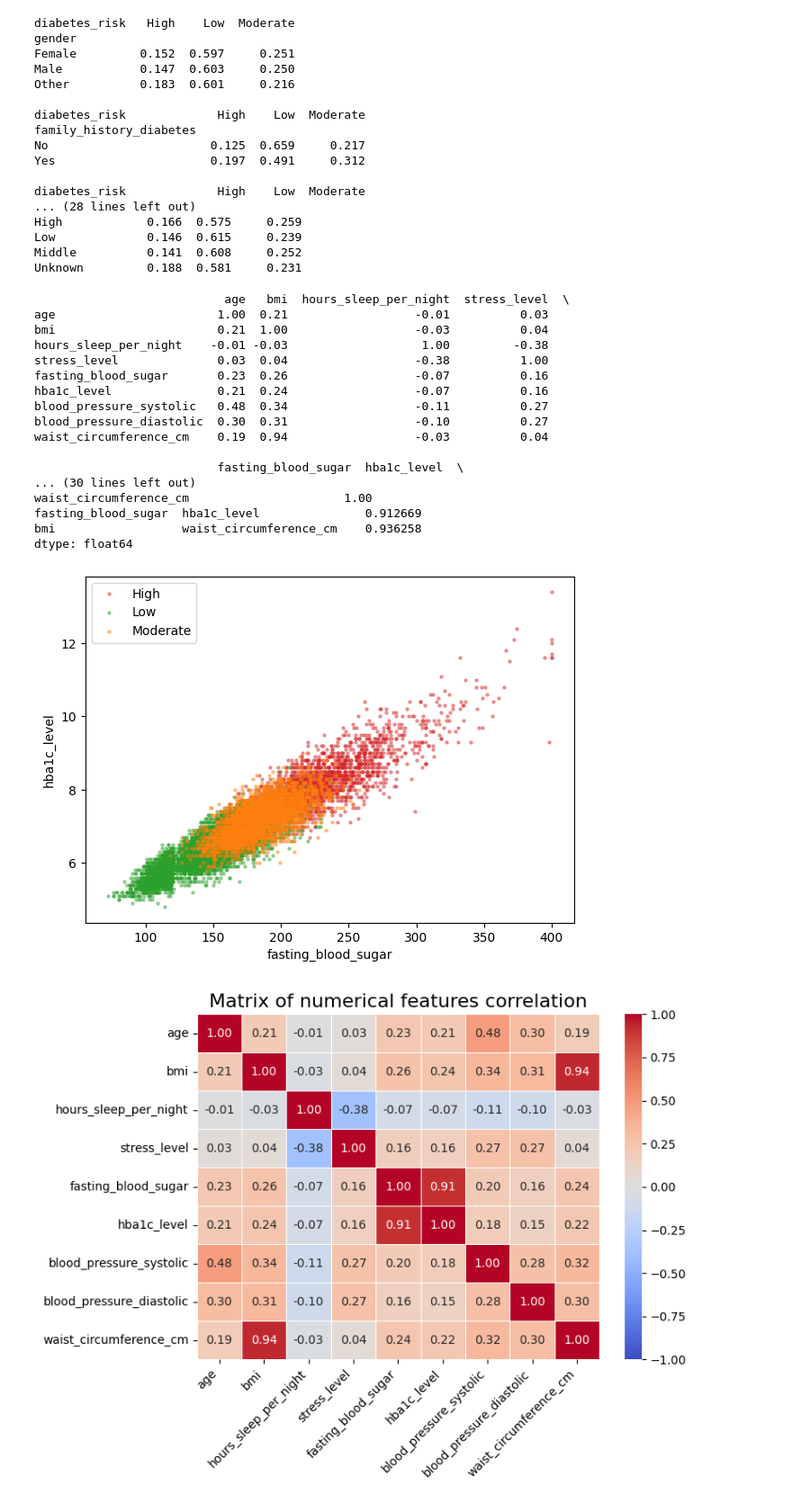
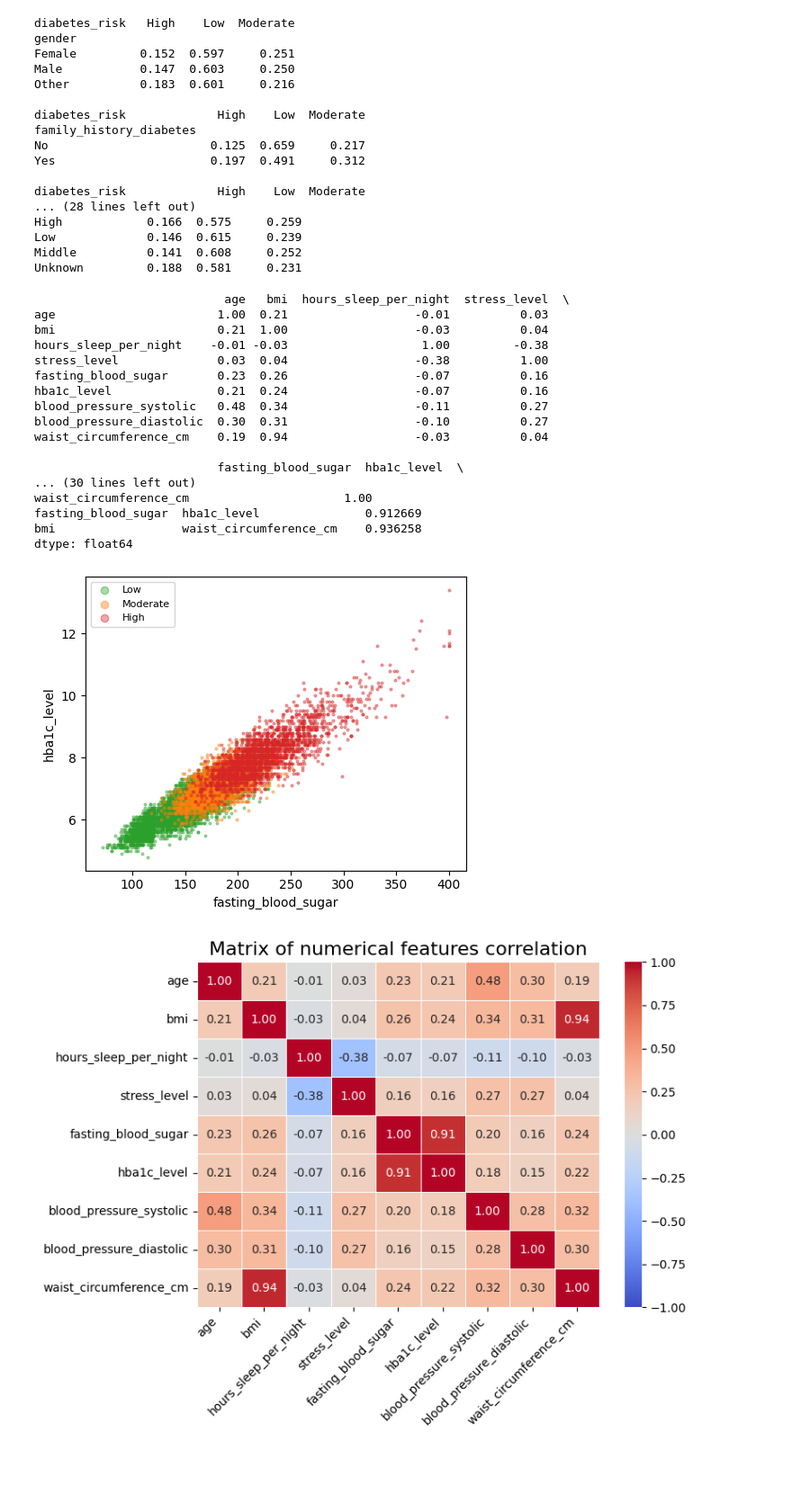
Before and after one commit to Mendez4213/previs-o-de-risco-de-diabetes-em-3-classes, a Jupyter notebook: DiabtesPrediction.ipynb, the cells around one changed output. Shown at 90% size. Saved outputs shown, nothing was run; the diff lists cells and outputs as text; code cells hidden in the pictures; blank space fills up the shorter version.

```diff
--- a/DiabtesPrediction.ipynb
+++ b/DiabtesPrediction.ipynb
@@ -206,10 +214,6 @@ pairs = corr.where(np.triu(np.ones(corr.shape), k=1).astype(bool)).stack()
 print(pairs[abs(pairs) > 0.5].sort_values())
 
 colors = {'Low':'tab:green','Moderate':'tab:orange','High':'tab:red'}
-plt.figure(figsize=(7,5))
-for k, g in df.groupby('diabetes_risk'):
-    plt.scatter(g['fasting_blood_sugar'], g['hba1c_level'], s=5, alpha=0.4, c=colors[k], label=k)
-plt.xlabel('fasting_blood_sugar'); plt.ylabel('hba1c_level'); plt.legend(); plt.show()
 # %% [output]
                            age   bmi  hours_sleep_per_night  stress_level  \
 age                       1.00  0.21                  -0.01          0.03
@@ -228,7 +232,17 @@ waist_circumference_cm                      1.00
 fasting_blood_sugar  hba1c_level               0.912669
 bmi                  waist_circumference_cm    0.936258
 dtype: float64
-[figure, removed]
+# %%
+plt.figure(figsize=(5,4))
+for k in ['Low','Moderate','High']:
+    g = df[df['diabetes_risk'] == k]
+    plt.scatter(g['fasting_blood_sugar'], g['hba1c_level'], s=4, alpha=0.4, c=colors[k], label=k)
+plt.xlabel('fasting_blood_sugar'); plt.ylabel('hba1c_level'); plt.legend(markerscale=3, fontsize=8)
+plt.tight_layout()
+plt.savefig(output_dir / 'fig_scatter.png', dpi=200, bbox_inches='tight')
+plt.show()
+# %% [output]
+[figure, added]
 # %%
 plt.figure(figsize=(8,6))
 
```
Also changed, not shown: parts of 14 cells of this notebook, 12 other files.
